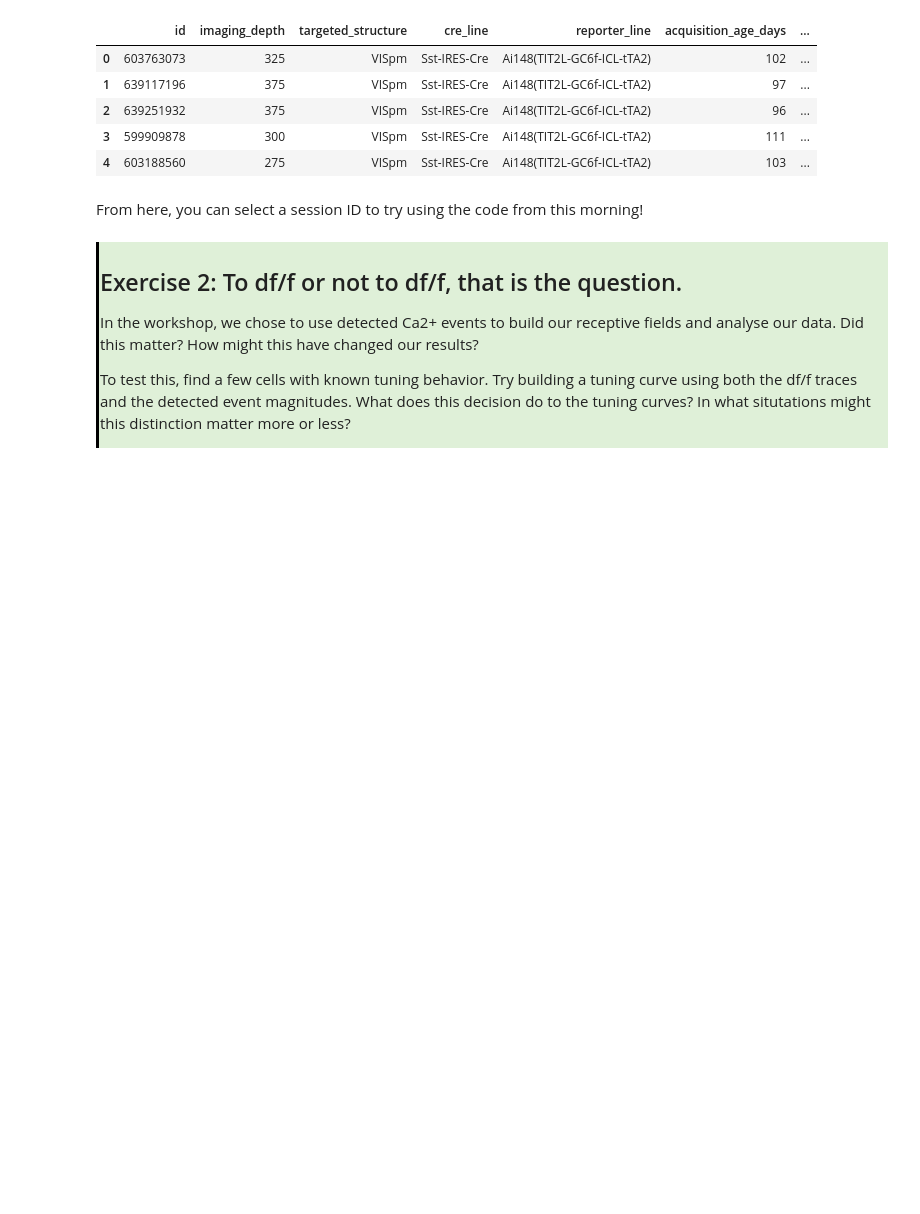
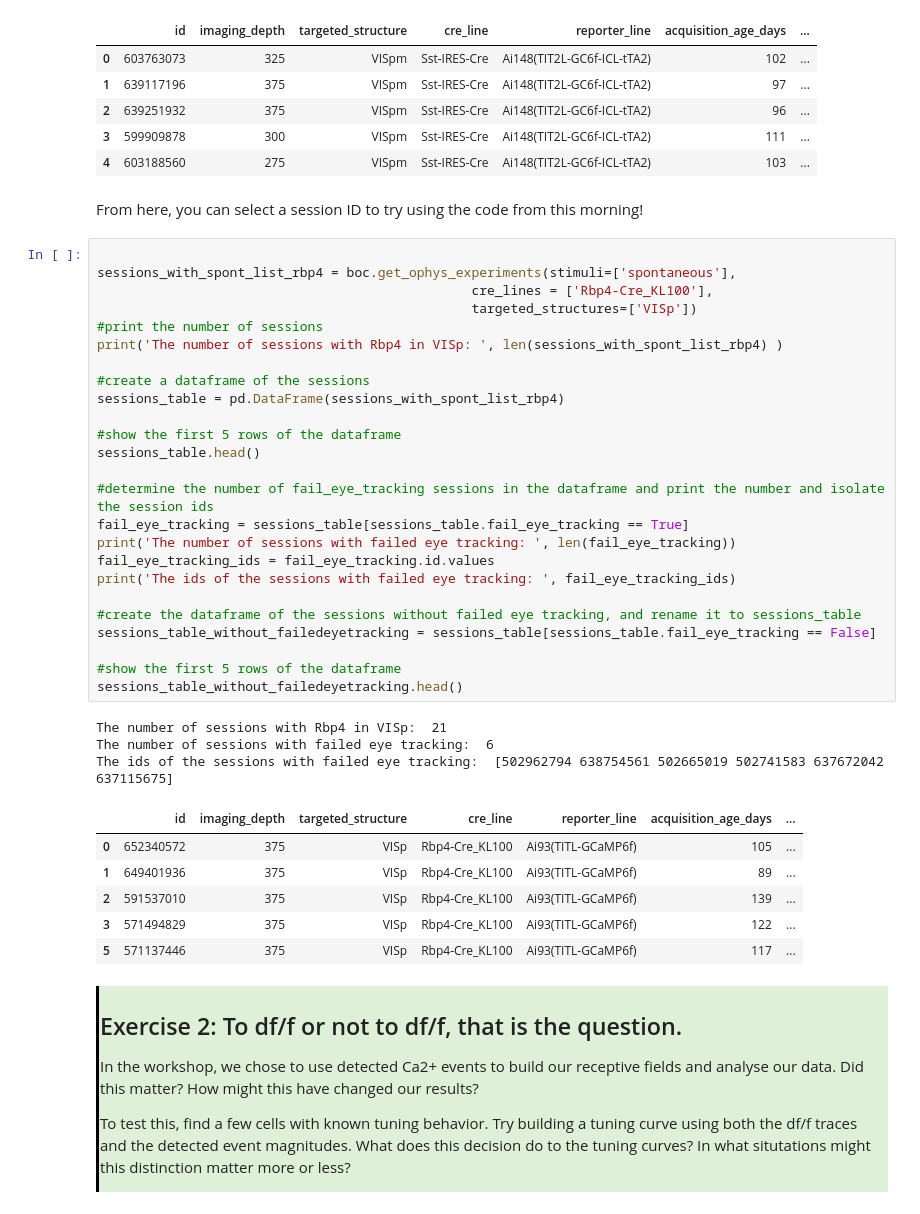
Before and after one commit to ecresp1el/swb_2023_ec_problemsworkshop, a Jupyter notebook: Day1Exercises.ipynb, the cells around one changed output. Saved outputs shown, nothing was run; the diff lists cells and outputs as text; blank space fills up the shorter version.

Commit message:
updates for first function

```diff
--- a/Day1Exercises.ipynb
+++ b/Day1Exercises.ipynb
@@ -102,6 +101,41 @@ sessions_table.head()
 | 4 | 603188560 | 275 | VISpm | Sst-IRES-Cre | Ai148(TIT2L-GC6f-ICL-tTA2) | 103 | ... |
 # %% [markdown]
 From here, you can select a session ID to try using the code from this morning!
+# %%
+
+sessions_with_spont_list_rbp4 = boc.get_ophys_experiments(stimuli=['spontaneous'],
+                                                cre_lines = ['Rbp4-Cre_KL100'],
+                                                targeted_structures=['VISp'])
+#print the number of sessions
+print('The number of sessions with Rbp4 in VISp: ', len(sessions_with_spont_list_rbp4) )
+
+#create a dataframe of the sessions
+sessions_table = pd.DataFrame(sessions_with_spont_list_rbp4)
+
+#show the first 5 rows of the dataframe
+sessions_table.head()
+
+#determine the number of fail_eye_tracking sessions in the dataframe and print the number and isolate the session ids
+fail_eye_tracking = sessions_table[sessions_table.fail_eye_tracking == True]
+print('The number of sessions with failed eye tracking: ', len(fail_eye_tracking))
+fail_eye_tracking_ids = fail_eye_tracking.id.values
+print('The ids of the sessions with failed eye tracking: ', fail_eye_tracking_ids)
+
+#create the dataframe of the sessions without failed eye tracking, and rename it to sessions_table
+sessions_table_without_failedeyetracking = sessions_table[sessions_table.fail_eye_tracking == False]
+
+#show the first 5 rows of the dataframe
+sessions_table_without_failedeyetracking.head()
+# %% [output]
+The number of sessions with Rbp4 in VISp:  21
+The number of sessions with failed eye tracking:  6
+The ids of the sessions with failed eye tracking:  [502962794 638754561 502665019 502741583 637672042 637115675]
+|  | id | imaging_depth | targeted_structure | cre_line | reporter_line | acquisition_age_days | ... |
+| 0 | 652340572 | 375 | VISp | Rbp4-Cre_KL100 | Ai93(TITL-GCaMP6f) | 105 | ... |
+| 1 | 649401936 | 375 | VISp | Rbp4-Cre_KL100 | Ai93(TITL-GCaMP6f) | 89 | ... |
+| 2 | 591537010 | 375 | VISp | Rbp4-Cre_KL100 | Ai93(TITL-GCaMP6f) | 139 | ... |
+| 3 | 571494829 | 375 | VISp | Rbp4-Cre_KL100 | Ai93(TITL-GCaMP6f) | 122 | ... |
+| 5 | 571137446 | 375 | VISp | Rbp4-Cre_KL100 | Ai93(TITL-GCaMP6f) | 117 | ... |
 # %% [markdown]
 <div style="border-left: 3px solid #000; padding: 1px; padding-left: 10px; background: #DFF0D8; ">
 
```
Also changed, not shown: parts of 2 cells of this notebook, 2 other files.
